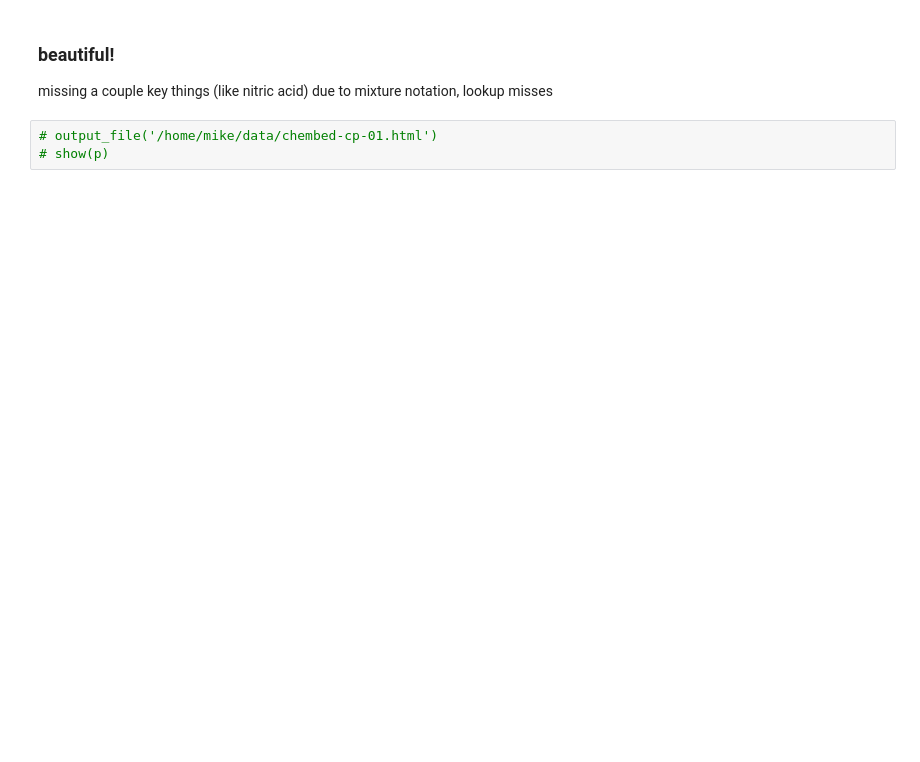
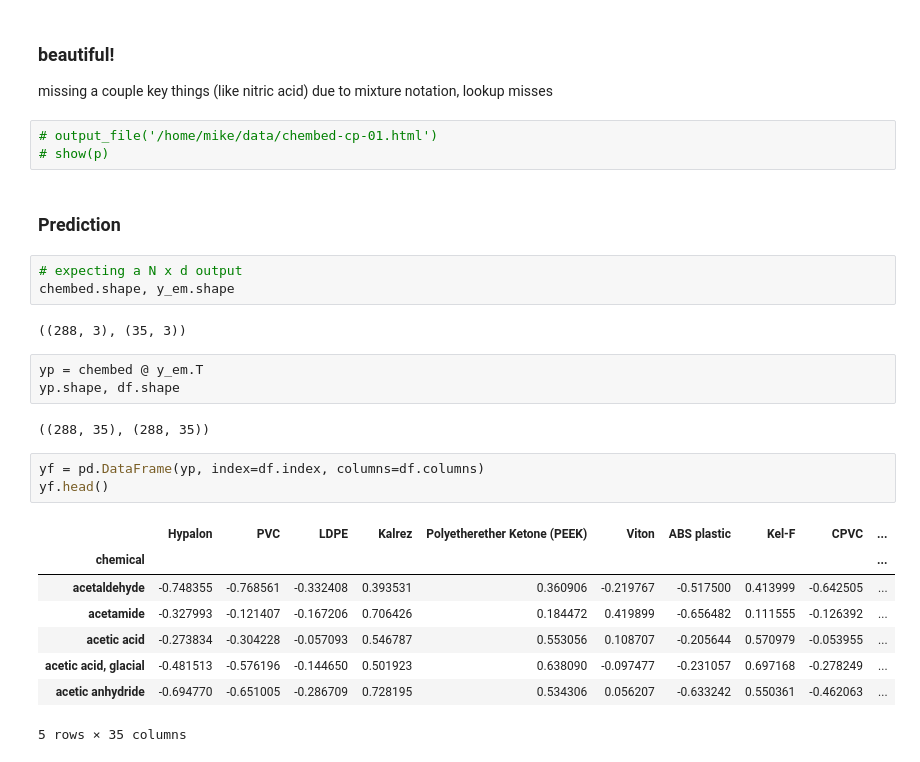
Before and after one commit to xkortex/ChemCupid, a Jupyter notebook: nb/eigenbasis materials 1.ipynb, the cells around one changed output. Saved outputs shown, nothing was run; the diff lists cells and outputs as text; blank space fills up the shorter version.

```diff
--- a/nb/eigenbasis materials 1.ipynb
+++ b/nb/eigenbasis materials 1.ipynb
@@ -461,3 +462,27 @@ missing a couple key things (like nitric acid) due to mixture notation, lookup m
 # %%
 # output_file('/home/mike/data/chembed-cp-01.html')
 # show(p)
+# %% [markdown]
+### Prediction
+# %%
+# expecting a N x d output
+chembed.shape, y_em.shape
+# %% [output]
+((288, 3), (35, 3))
+# %%
+yp = chembed @ y_em.T
+yp.shape, df.shape
+# %% [output]
+((288, 35), (288, 35))
+# %%
+yf = pd.DataFrame(yp, index=df.index, columns=df.columns)
+yf.head()
+# %% [output]
+|  | Hypalon | PVC | LDPE | Kalrez | Polyetherether Ketone (PEEK) | Viton | ABS plastic | Kel-F | CPVC | ... |
+| chemical |  |  |  |  |  |  |  |  |  | ... |
+| acetaldehyde | -0.748355 | -0.768561 | -0.332408 | 0.393531 | 0.360906 | -0.219767 | -0.517500 | 0.413999 | -0.642505 | ... |
+| acetamide | -0.327993 | -0.121407 | -0.167206 | 0.706426 | 0.184472 | 0.419899 | -0.656482 | 0.111555 | -0.126392 | ... |
+| acetic acid | -0.273834 | -0.304228 | -0.057093 | 0.546787 | 0.553056 | 0.108707 | -0.205644 | 0.570979 | -0.053955 | ... |
+| acetic acid, glacial | -0.481513 | -0.576196 | -0.144650 | 0.501923 | 0.638090 | -0.097477 | -0.231057 | 0.697168 | -0.278249 | ... |
+| acetic anhydride | -0.694770 | -0.651005 | -0.286709 | 0.728195 | 0.534306 | 0.056207 | -0.633242 | 0.550361 | -0.462063 | ... |
+5 rows × 35 columns
```
Also changed, not shown: parts of 22 cells of this notebook, 1 other file.
